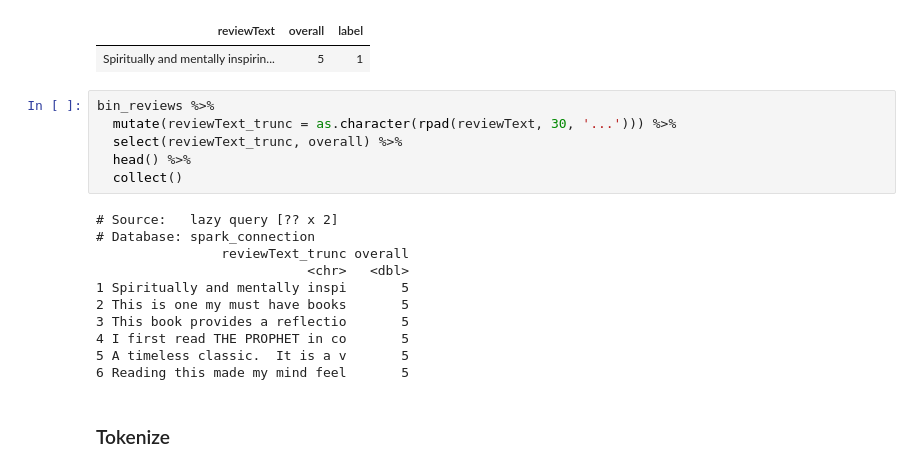
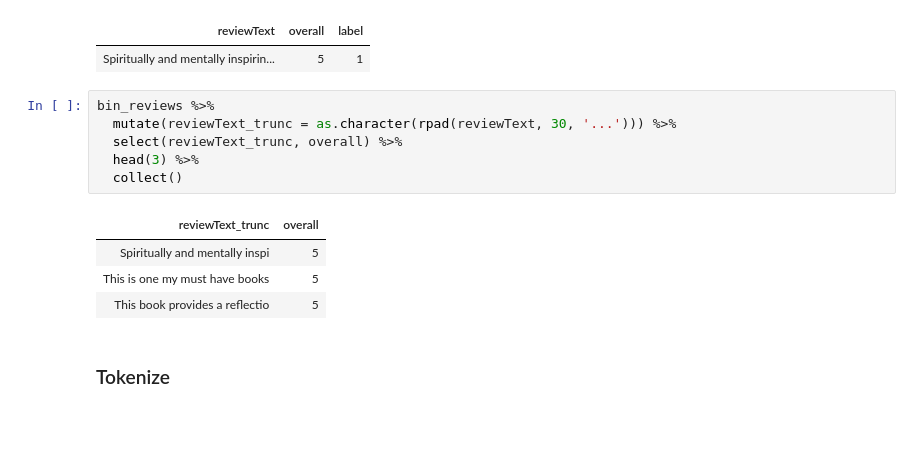
Before and after one commit to aurora-mareviv/sparklyr_test, a Jupyter notebook: sparklyr_test2.ipynb, the cells around one changed output. Cells and saved outputs as stored; diff of their text form; blank space fills up the shorter version.

```diff
--- a/sparklyr_test2.ipynb
+++ b/sparklyr_test2.ipynb
@@ -262,20 +238,14 @@ bin_reviews %>%
 # %%
 bin_reviews %>%
   mutate(reviewText_trunc = as.character(rpad(reviewText, 30, '...'))) %>%
   select(reviewText_trunc, overall) %>%
-  head() %>%
+  head(3) %>%
   collect()
 # %% [output]
-# Source:   lazy query [?? x 2]
-# Database: spark_connection
-                reviewText_trunc overall
-                           <chr>   <dbl>
-1 Spiritually and mentally inspi       5
-2 This is one my must have books       5
-3 This book provides a reflectio       5
-4 I first read THE PROPHET in co       5
-5 A timeless classic.  It is a v       5
-6 Reading this made my mind feel       5
+| reviewText_trunc | overall |
+| Spiritually and mentally inspi | 5 |
+| This is one my must have books | 5 |
+| This book provides a reflectio | 5 |
 # %% [markdown]
 ### Tokenize
 # %%
```
Also changed, not shown: parts of 18 cells of this notebook.
